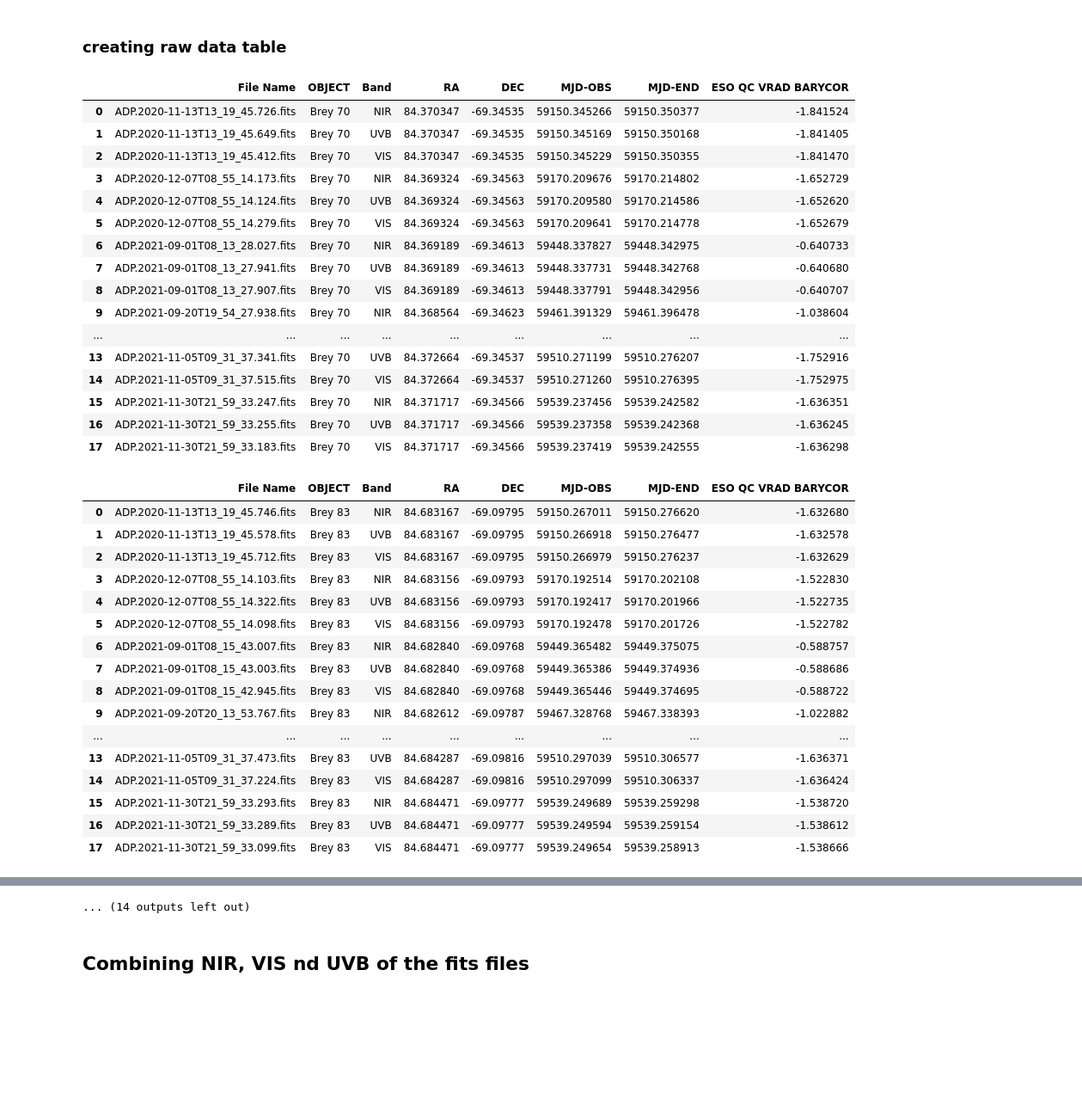
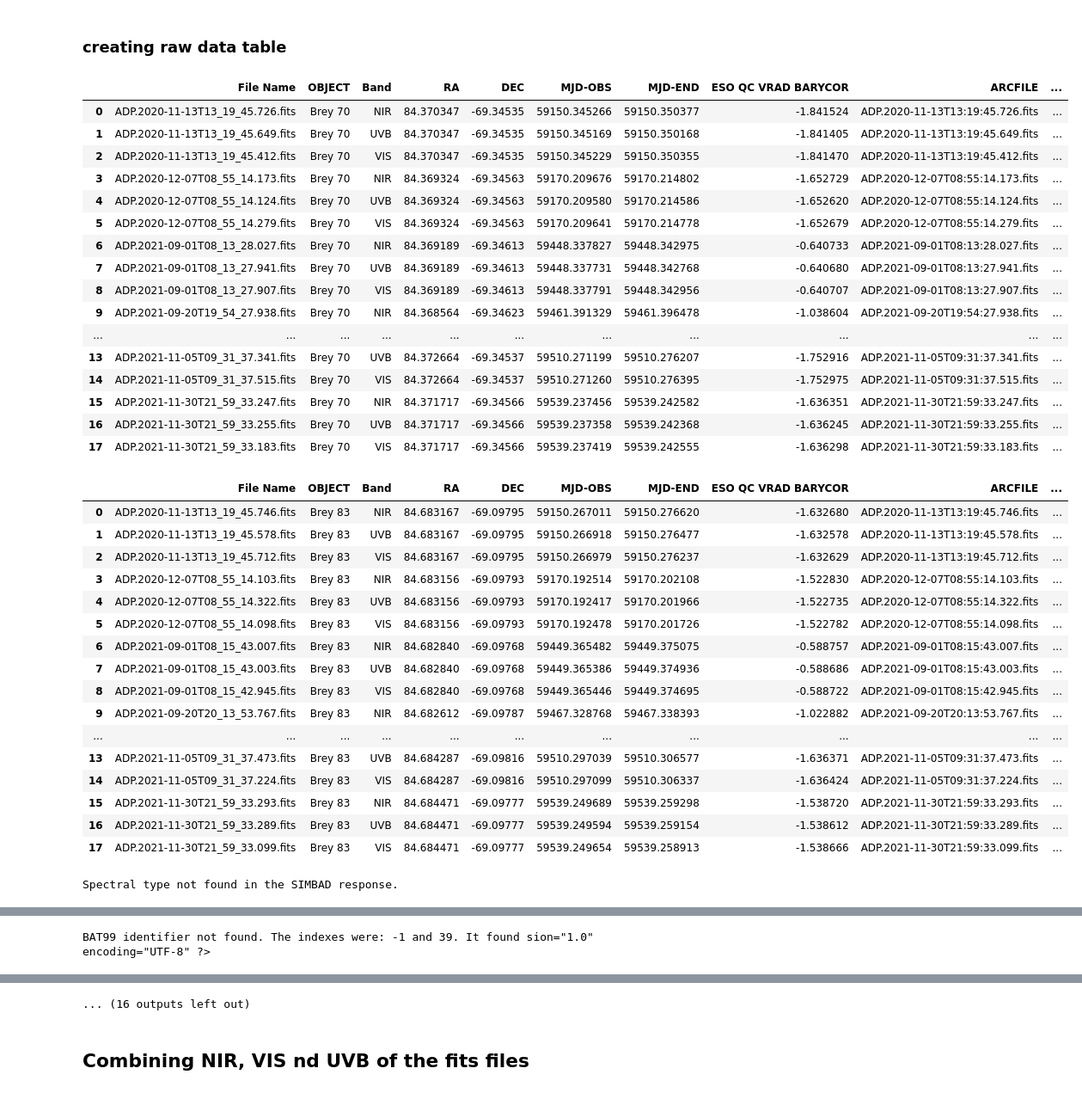
Before and after one commit to Guy-Shtainer/Thesis-codes, a Jupyter notebook: Documentation.ipynb, the cells around one changed output, grey strips where cells are left out. Shown at 86% size. Saved outputs shown, nothing was run; the diff lists cells and outputs as text; code cells hidden in the pictures; blank space fills up the shorter version.

```diff
--- a/Documentation.ipynb
+++ b/Documentation.ipynb
@@ -336,43 +369,44 @@ print(SNR)
 # %%
 star_name = specs.star_names[24]
 for star_name in specs.star_names:
     star = obs.load_star_instance(star_name)
 
-    attributes_list = ['OBJECT','DISPELEM','RA','DEC','MJD-OBS','MJD-END','ESO QC VRAD BARYCOR']
+    attributes_list = ['OBJECT','DISPELEM','RA','DEC','MJD-OBS','MJD-END','ESO QC VRAD BARYCOR','ARCFILE','FLATFILE','WAVECAL']
     epochs = star.get_all_epoch_numbers()
     star.create_observation_table(epoch_list=epochs,band_list=['NIR','VIS','UVB'],attributes_list=attributes_list,print_table=True)
 # %% [output]
-|  | File Name | OBJECT | Band | RA | DEC | MJD-OBS | MJD-END | ESO QC VRAD BARYCOR |
-| 0 | ADP.2020-11-13T13_19_45.726.fits | Brey 70 | NIR | 84.370347 | -69.34535 | 59150.345266 | 59150.350377 | -1.841524 |
-| 1 | ADP.2020-11-13T13_19_45.649.fits | Brey 70 | UVB | 84.370347 | -69.34535 | 59150.345169 | 59150.350168 | -1.841405 |
-| 2 | ADP.2020-11-13T13_19_45.412.fits | Brey 70 | VIS | 84.370347 | -69.34535 | 59150.345229 | 59150.350355 | -1.841470 |
-| 3 | ADP.2020-12-07T08_55_14.173.fits | Brey 70 | NIR | 84.369324 | -69.34563 | 59170.209676 | 59170.214802 | -1.652729 |
-| 4 | ADP.2020-12-07T08_55_14.124.fits | Brey 70 | UVB | 84.369324 | -69.34563 | 59170.209580 | 59170.214586 | -1.652620 |
-| 5 | ADP.2020-12-07T08_55_14.279.fits | Brey 70 | VIS | 84.369324 | -69.34563 | 59170.209641 | 59170.214778 | -1.652679 |
-| 6 | ADP.2021-09-01T08_13_28.027.fits | Brey 70 | NIR | 84.369189 | -69.34613 | 59448.337827 | 59448.342975 | -0.640733 |
-| 7 | ADP.2021-09-01T08_13_27.941.fits | Brey 70 | UVB | 84.369189 | -69.34613 | 59448.337731 | 59448.342768 | -0.640680 |
-| 8 | ADP.2021-09-01T08_13_27.907.fits | Brey 70 | VIS | 84.369189 | -69.34613 | 59448.337791 | 59448.342956 | -0.640707 |
-| 9 | ADP.2021-09-20T19_54_27.938.fits | Brey 70 | NIR | 84.368564 | -69.34623 | 59461.391329 | 59461.396478 | -1.038604 |
-| ... | ... | ... | ... | ... | ... | ... | ... | ... |
-| 13 | ADP.2021-11-05T09_31_37.341.fits | Brey 70 | UVB | 84.372664 | -69.34537 | 59510.271199 | 59510.276207 | -1.752916 |
-| 14 | ADP.2021-11-05T09_31_37.515.fits | Brey 70 | VIS | 84.372664 | -69.34537 | 59510.271260 | 59510.276395 | -1.752975 |
-| 15 | ADP.2021-11-30T21_59_33.247.fits | Brey 70 | NIR | 84.371717 | -69.34566 | 59539.237456 | 59539.242582 | -1.636351 |
-| 16 | ADP.2021-11-30T21_59_33.255.fits | Brey 70 | UVB | 84.371717 | -69.34566 | 59539.237358 | 59539.242368 | -1.636245 |
-| 17 | ADP.2021-11-30T21_59_33.183.fits | Brey 70 | VIS | 84.371717 | -69.34566 | 59539.237419 | 59539.242555 | -1.636298 |
+|  | File Name | OBJECT | Band | RA | DEC | MJD-OBS | MJD-END | ESO QC VRAD BARYCOR | ARCFILE | ... |
+| 0 | ADP.2020-11-13T13_19_45.726.fits | Brey 70 | NIR | 84.370347 | -69.34535 | 59150.345266 | 59150.350377 | -1.841524 | ADP.2020-11-13T13:19:45.726.fits | ... |
+| 1 | ADP.2020-11-13T13_19_45.649.fits | Brey 70 | UVB | 84.370347 | -69.34535 | 59150.345169 | 59150.350168 | -1.841405 | ADP.2020-11-13T13:19:45.649.fits | ... |
+| 2 | ADP.2020-11-13T13_19_45.412.fits | Brey 70 | VIS | 84.370347 | -69.34535 | 59150.345229 | 59150.350355 | -1.841470 | ADP.2020-11-13T13:19:45.412.fits | ... |
+| 3 | ADP.2020-12-07T08_55_14.173.fits | Brey 70 | NIR | 84.369324 | -69.34563 | 59170.209676 | 59170.214802 | -1.652729 | ADP.2020-12-07T08:55:14.173.fits | ... |
+| 4 | ADP.2020-12-07T08_55_14.124.fits | Brey 70 | UVB | 84.369324 | -69.34563 | 59170.209580 | 59170.214586 | -1.652620 | ADP.2020-12-07T08:55:14.124.fits | ... |
+| 5 | ADP.2020-12-07T08_55_14.279.fits | Brey 70 | VIS | 84.369324 | -69.34563 | 59170.209641 | 59170.214778 | -1.652679 | ADP.2020-12-07T08:55:14.279.fits | ... |
+| 6 | ADP.2021-09-01T08_13_28.027.fits | Brey 70 | NIR | 84.369189 | -69.34613 | 59448.337827 | 59448.342975 | -0.640733 | ADP.2021-09-01T08:13:28.027.fits | ... |
+| 7 | ADP.2021-09-01T08_13_27.941.fits | Brey 70 | UVB | 84.369189 | -69.34613 | 59448.337731 | 59448.342768 | -0.640680 | ADP.2021-09-01T08:13:27.941.fits | ... |
+| 8 | ADP.2021-09-01T08_13_27.907.fits | Brey 70 | VIS | 84.369189 | -69.34613 | 59448.337791 | 59448.342956 | -0.640707 | ADP.2021-09-01T08:13:27.907.fits | ... |
+| 9 | ADP.2021-09-20T19_54_27.938.fits | Brey 70 | NIR | 84.368564 | -69.34623 | 59461.391329 | 59461.396478 | -1.038604 | ADP.2021-09-20T19:54:27.938.fits | ... |
+| ... | ... | ... | ... | ... | ... | ... | ... | ... | ... | ... |
+| 13 | ADP.2021-11-05T09_31_37.341.fits | Brey 70 | UVB | 84.372664 | -69.34537 | 59510.271199 | 59510.276207 | -1.752916 | ADP.2021-11-05T09:31:37.341.fits | ... |
+| 14 | ADP.2021-11-05T09_31_37.515.fits | Brey 70 | VIS | 84.372664 | -69.34537 | 59510.271260 | 59510.276395 | -1.752975 | ADP.2021-11-05T09:31:37.515.fits | ... |
+| 15 | ADP.2021-11-30T21_59_33.247.fits | Brey 70 | NIR | 84.371717 | -69.34566 | 59539.237456 | 59539.242582 | -1.636351 | ADP.2021-11-30T21:59:33.247.fits | ... |
+| 16 | ADP.2021-11-30T21_59_33.255.fits | Brey 70 | UVB | 84.371717 | -69.34566 | 59539.237358 | 59539.242368 | -1.636245 | ADP.2021-11-30T21:59:33.255.fits | ... |
+| 17 | ADP.2021-11-30T21_59_33.183.fits | Brey 70 | VIS | 84.371717 | -69.34566 | 59539.237419 | 59539.242555 | -1.636298 | ADP.2021-11-30T21:59:33.183.fits | ... |
-|  | File Name | OBJECT | Band | RA | DEC | MJD-OBS | MJD-END | ESO QC VRAD BARYCOR |
-| 0 | ADP.2020-11-13T13_19_45.746.fits | Brey 83 | NIR | 84.683167 | -69.09795 | 59150.267011 | 59150.276620 | -1.632680 |
-| 1 | ADP.2020-11-13T13_19_45.578.fits | Brey 83 | UVB | 84.683167 | -69.09795 | 59150.266918 | 59150.276477 | -1.632578 |
-| 2 | ADP.2020-11-13T13_19_45.712.fits | Brey 83 | VIS | 84.683167 | -69.09795 | 59150.266979 | 59150.276237 | -1.632629 |
-| 3 | ADP.2020-12-07T08_55_14.103.fits | Brey 83 | NIR | 84.683156 | -69.09793 | 59170.192514 | 59170.202108 | -1.522830 |
-| 4 | ADP.2020-12-07T08_55_14.322.fits | Brey 83 | UVB | 84.683156 | -69.09793 | 59170.192417 | 59170.201966 | -1.522735 |
-| 5 | ADP.2020-12-07T08_55_14.098.fits | Brey 83 | VIS | 84.683156 | -69.09793 | 59170.192478 | 59170.201726 | -1.522782 |
-| 6 | ADP.2021-09-01T08_15_43.007.fits | Brey 83 | NIR | 84.682840 | -69.09768 | 59449.365482 | 59449.375075 | -0.588757 |
-| 7 | ADP.2021-09-01T08_15_43.003.fits | Brey 83 | UVB | 84.682840 | -69.09768 | 59449.365386 | 59449.374936 | -0.588686 |
-| 8 | ADP.2021-09-01T08_15_42.945.fits | Brey 83 | VIS | 84.682840 | -69.09768 | 59449.365446 | 59449.374695 | -0.588722 |
-| 9 | ADP.2021-09-20T20_13_53.767.fits | Brey 83 | NIR | 84.682612 | -69.09787 | 59467.328768 | 59467.338393 | -1.022882 |
-| ... | ... | ... | ... | ... | ... | ... | ... | ... |
-| 13 | ADP.2021-11-05T09_31_37.473.fits | Brey 83 | UVB | 84.684287 | -69.09816 | 59510.297039 | 59510.306577 | -1.636371 |
-| 14 | ADP.2021-11-05T09_31_37.224.fits | Brey 83 | VIS | 84.684287 | -69.09816 | 59510.297099 | 59510.306337 | -1.636424 |
-| 15 | ADP.2021-11-30T21_59_33.293.fits | Brey 83 | NIR | 84.684471 | -69.09777 | 59539.249689 | 59539.259298 | -1.538720 |
-| 16 | ADP.2021-11-30T21_59_33.289.fits | Brey 83 | UVB | 84.684471 | -69.09777 | 59539.249594 | 59539.259154 | -1.538612 |
-| 17 | ADP.2021-11-30T21_59_33.099.fits | Brey 83 | VIS | 84.684471 | -69.09777 | 59539.249654 | 59539.258913 | -1.538666 |
+|  | File Name | OBJECT | Band | RA | DEC | MJD-OBS | MJD-END | ESO QC VRAD BARYCOR | ARCFILE | ... |
+| 0 | ADP.2020-11-13T13_19_45.746.fits | Brey 83 | NIR | 84.683167 | -69.09795 | 59150.267011 | 59150.276620 | -1.632680 | ADP.2020-11-13T13:19:45.746.fits | ... |
+| 1 | ADP.2020-11-13T13_19_45.578.fits | Brey 83 | UVB | 84.683167 | -69.09795 | 59150.266918 | 59150.276477 | -1.632578 | ADP.2020-11-13T13:19:45.578.fits | ... |
+| 2 | ADP.2020-11-13T13_19_45.712.fits | Brey 83 | VIS | 84.683167 | -69.09795 | 59150.266979 | 59150.276237 | -1.632629 | ADP.2020-11-13T13:19:45.712.fits | ... |
+| 3 | ADP.2020-12-07T08_55_14.103.fits | Brey 83 | NIR | 84.683156 | -69.09793 | 59170.192514 | 59170.202108 | -1.522830 | ADP.2020-12-07T08:55:14.103.fits | ... |
+| 4 | ADP.2020-12-07T08_55_14.322.fits | Brey 83 | UVB | 84.683156 | -69.09793 | 59170.192417 | 59170.201966 | -1.522735 | ADP.2020-12-07T08:55:14.322.fits | ... |
+| 5 | ADP.2020-12-07T08_55_14.098.fits | Brey 83 | VIS | 84.683156 | -69.09793 | 59170.192478 | 59170.201726 | -1.522782 | ADP.2020-12-07T08:55:14.098.fits | ... |
+| 6 | ADP.2021-09-01T08_15_43.007.fits | Brey 83 | NIR | 84.682840 | -69.09768 | 59449.365482 | 59449.375075 | -0.588757 | ADP.2021-09-01T08:15:43.007.fits | ... |
+| 7 | ADP.2021-09-01T08_15_43.003.fits | Brey 83 | UVB | 84.682840 | -69.09768 | 59449.365386 | 59449.374936 | -0.588686 | ADP.2021-09-01T08:15:43.003.fits | ... |
+| 8 | ADP.2021-09-01T08_15_42.945.fits | Brey 83 | VIS | 84.682840 | -69.09768 | 59449.365446 | 59449.374695 | -0.588722 | ADP.2021-09-01T08:15:42.945.fits | ... |
+| 9 | ADP.2021-09-20T20_13_53.767.fits | Brey 83 | NIR | 84.682612 | -69.09787 | 59467.328768 | 59467.338393 | -1.022882 | ADP.2021-09-20T20:13:53.767.fits | ... |
+| ... | ... | ... | ... | ... | ... | ... | ... | ... | ... | ... |
+| 13 | ADP.2021-11-05T09_31_37.473.fits | Brey 83 | UVB | 84.684287 | -69.09816 | 59510.297039 | 59510.306577 | -1.636371 | ADP.2021-11-05T09:31:37.473.fits | ... |
+| 14 | ADP.2021-11-05T09_31_37.224.fits | Brey 83 | VIS | 84.684287 | -69.09816 | 59510.297099 | 59510.306337 | -1.636424 | ADP.2021-11-05T09:31:37.224.fits | ... |
+| 15 | ADP.2021-11-30T21_59_33.293.fits | Brey 83 | NIR | 84.684471 | -69.09777 | 59539.249689 | 59539.259298 | -1.538720 | ADP.2021-11-30T21:59:33.293.fits | ... |
+| 16 | ADP.2021-11-30T21_59_33.289.fits | Brey 83 | UVB | 84.684471 | -69.09777 | 59539.249594 | 59539.259154 | -1.538612 | ADP.2021-11-30T21:59:33.289.fits | ... |
+| 17 | ADP.2021-11-30T21_59_33.099.fits | Brey 83 | VIS | 84.684471 | -69.09777 | 59539.249654 | 59539.258913 | -1.538666 | ADP.2021-11-30T21:59:33.099.fits | ... |
+Spectral type not found in the SIMBAD response.
@@ -429,0 +464 @@ for star_name in specs.star_names:
+BAT99 identifier not found. The indexes were: -1 and 39. It found sion="1.0" encoding="UTF-8" ?>
@@ -548,4 +549,4 @@ for star_name in specs.star_names:
-... (14 outputs left out)
+... (16 outputs left out)
 # %% [markdown]
 ## Combining NIR, VIS nd UVB of the fits files
 # %%
```
Also changed, not shown: parts of 9 cells of this notebook, 9 other files.
